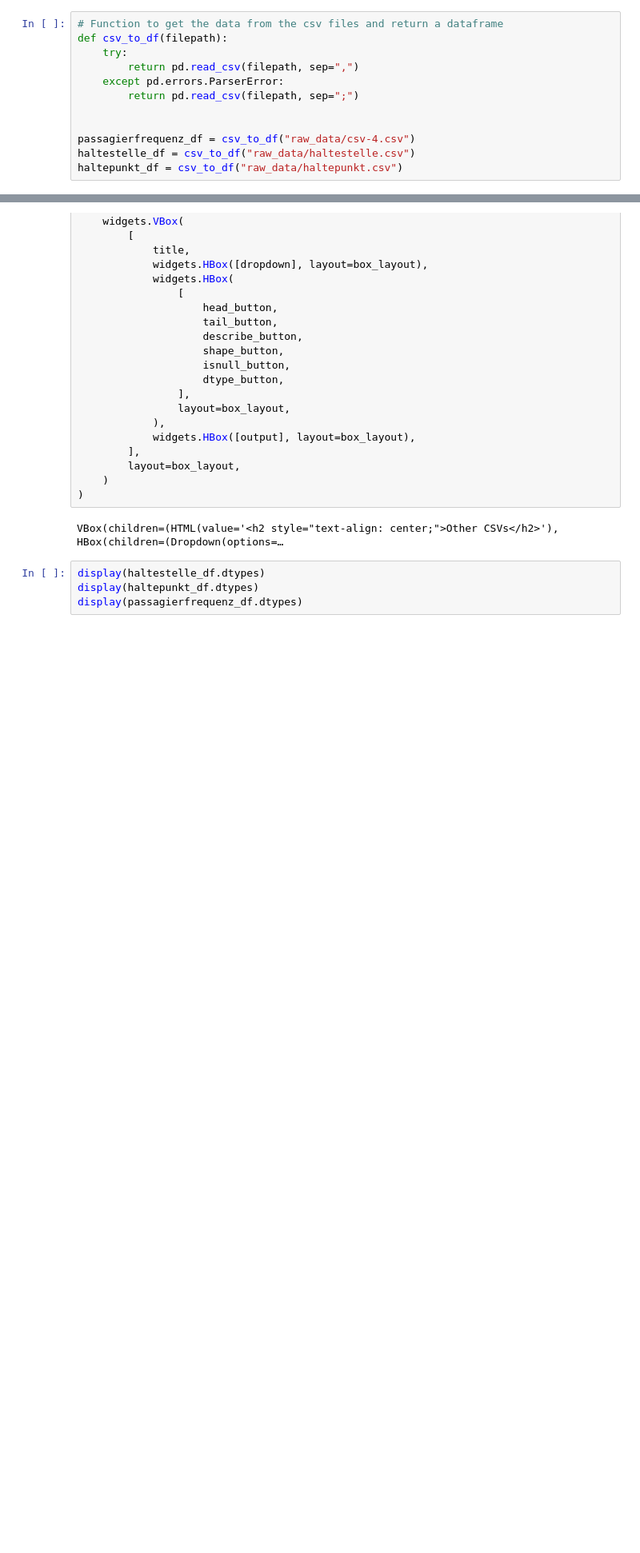
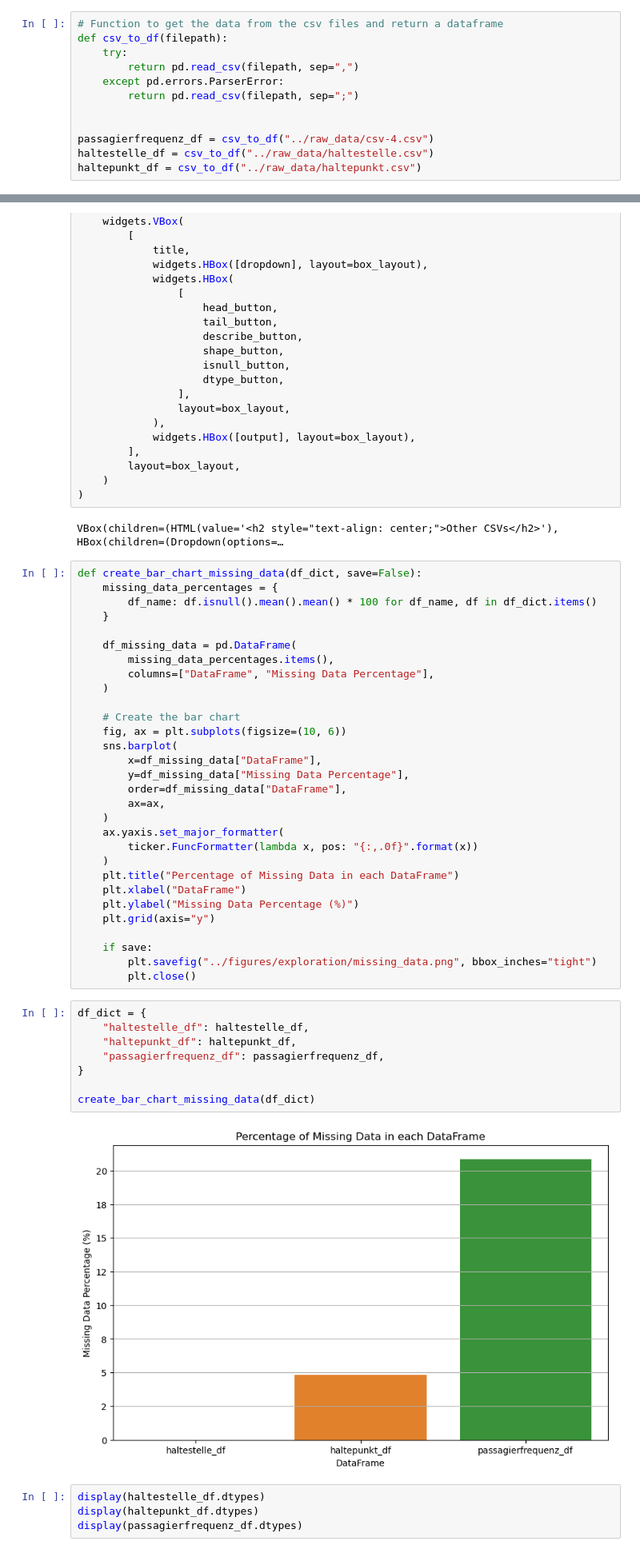
Before and after one commit to Draaven/Projekt-Data-Science, a Jupyter notebook: src/data_exploration_tony.ipynb, the cells around one changed output, grey strips where cells are left out. Shown: that part at 80% size. Saved outputs shown, nothing was run; the diff lists cells and outputs as text; blank space fills up the shorter version.

Commit message:
Updated all visualizations

```diff
--- a/src/data_exploration_tony.ipynb
+++ b/src/data_exploration_tony.ipynb
@@ -24,9 +23,9 @@ def csv_to_df(filepath):
         return pd.read_csv(filepath, sep=";")
 
 
-passagierfrequenz_df = csv_to_df("raw_data/csv-4.csv")
-haltestelle_df = csv_to_df("raw_data/haltestelle.csv")
-haltepunkt_df = csv_to_df("raw_data/haltepunkt.csv")
+passagierfrequenz_df = csv_to_df("../raw_data/csv-4.csv")
+haltestelle_df = csv_to_df("../raw_data/haltestelle.csv")
+haltepunkt_df = csv_to_df("../raw_data/haltepunkt.csv")
 # %%
 fahrzeiten_filenames = [
     filename
@@ -205,6 +204,46 @@ display(
 )
 # %% [output]
 VBox(children=(HTML(value='<h2 style="text-align: center;">Other CSVs</h2>'), HBox(children=(Dropdown(options=…
+# %%
+def create_bar_chart_missing_data(df_dict, save=False):
+    missing_data_percentages = {
+        df_name: df.isnull().mean().mean() * 100 for df_name, df in df_dict.items()
+    }
+
+    df_missing_data = pd.DataFrame(
+        missing_data_percentages.items(),
+        columns=["DataFrame", "Missing Data Percentage"],
+    )
+
+    # Create the bar chart
+    fig, ax = plt.subplots(figsize=(10, 6))
+    sns.barplot(
+        x=df_missing_data["DataFrame"],
+        y=df_missing_data["Missing Data Percentage"],
+        order=df_missing_data["DataFrame"],
+        ax=ax,
+    )
+    ax.yaxis.set_major_formatter(
+        ticker.FuncFormatter(lambda x, pos: "{:,.0f}".format(x))
+    )
+    plt.title("Percentage of Missing Data in each DataFrame")
+    plt.xlabel("DataFrame")
+    plt.ylabel("Missing Data Percentage (%)")
+    plt.grid(axis="y")
+
+    if save:
+        plt.savefig("../figures/exploration/missing_data.png", bbox_inches="tight")
+        plt.close()
+# %%
+df_dict = {
+    "haltestelle_df": haltestelle_df,
+    "haltepunkt_df": haltepunkt_df,
+    "passagierfrequenz_df": passagierfrequenz_df,
+}
+
+create_bar_chart_missing_data(df_dict)
+# %% [output]
+[figure, added]
 # %%
 display(haltestelle_df.dtypes)
 display(haltepunkt_df.dtypes)
```
Also changed, not shown: parts of 40 cells of this notebook, 10 other files.
